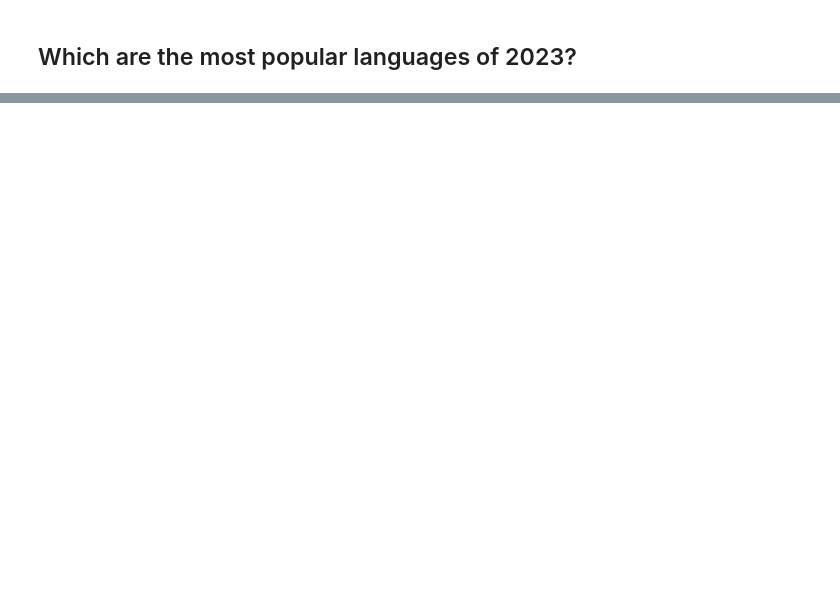
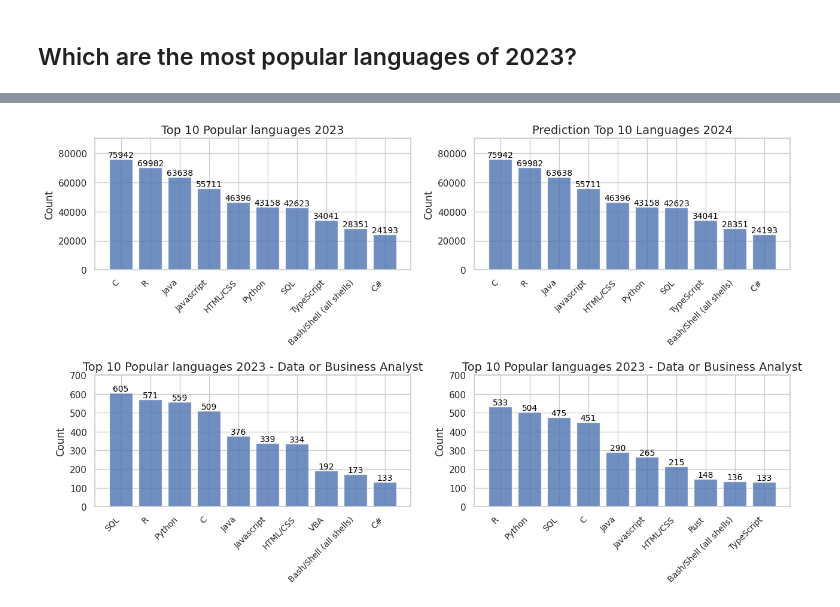
Before and after one commit to YKarsten/Annual-developer-survey-analysis, a Jupyter notebook: SO-2023-survey.ipynb, the cells around one changed output, grey strips where cells are left out. Drawn from its saved outputs; the diff is of its cells as text; code cells hidden in the pictures; blank space fills up the shorter version.

Commit message:
Add popular languages for data analyst plot

```diff
--- a/SO-2023-survey.ipynb
+++ b/SO-2023-survey.ipynb
@@ -908,0 +807,82 @@ plt.show()
+# %%
+# Set a more visually appealing color palette
+sns.set_palette("viridis")
+
+# Function to create binary columns
+def create_binary_columns(df, categories, column_name):
+    for category in categories:
+        df.loc[:, category] = df[column_name].str.contains(category, case=False, na=False, regex=False).astype(int)
+
+# Function to plot bar subplot
+def plot_bar_subplot(ax, data, title, ylim=None, value_counts_offset=500):
+    ax.bar(data['index'], data[0], alpha=0.8)
+    ax.set_ylabel('Count', fontsize=12)
+    ax.set_title(title, fontsize=14)
+    ax.set_xticks(range(len(data['index'])))
+    ax.set_xticklabels(data['index'], rotation=45, ha='right', fontsize=10)
+    if ylim:
+        ax.set_ylim(ylim[0], ylim[1])
+
+    for i, count in enumerate(data[0]):
+        offset = value_counts_offset if 'Data or Business Analyst' in title else 0
+        ax.text(i, count + offset, str(count), ha='center', va='bottom', fontsize=10, color='black')
+
+# Create binary columns for each category
+categories = ["Ada", "Apex", "APL", "Assembly", "Bash/Shell (all shells)", "C", "C#", "C++", "Clojure", "Cobol",
+              "Crystal", "Dart", "Delphi", "Elixir", "Erlang", "F#", "Flow", "Fortran", "GDScript", "Go", "Groovy",
+              "Haskell", "HTML/CSS", "Java", "Javascript", "Julia", "Kotlin", "Lisp", "Lua", "MATLAB", "Nim",
+              "Objective-C", "OCaml", "Perl", "PHP", "PowerShell", "Prolog", "Python", "R", "Raku", "Ruby", "Rust",
+              "SAS", "Scala", "Solidity", "SQL", "Swift", "TypeScript", "VBA", "Visual Basic (.Net)", "Zig"]
+
+# Use seaborn to set a visually appealing style
+sns.set(style="whitegrid")
+
+# Create binary columns
+create_binary_columns(df, categories, 'LanguageHaveWorkedWith')
+
+# Sum the counts for each category
+grouped_data = df[categories].sum().reset_index()
+
+# Sort the DataFrame by the count column in ascending order
+grouped_data_sorted = grouped_data.sort_values(by=0, ascending=False)[0:10]
+
+# Create subplots
+fig, axs = plt.subplots(2, 2, figsize=(15, 8), gridspec_kw={'hspace': 0.8})
+
+# Plot the first subplot Languages have worked with
+plot_bar_subplot(axs[0, 0], grouped_data_sorted, 'Top 10 Popular languages 2023', (0, 90000))
+
+# Plot the second subplot Languages have learned this year
+plot_bar_subplot(axs[0, 1], grouped_data_sorted, 'Prediction Top 10 Languages 2024', (0, 90000))
+
+# Prepare third plot Popular languages for Data or Business Analysts
+# Filter data for "Data or business analyst"
+target_devtype = "Data or business analyst"
+filtered_df = df[df['DevType'] == target_devtype]
+create_binary_columns(filtered_df, categories, 'LanguageHaveWorkedWith')
+
+# Sum the counts for each category
+grouped_data = filtered_df[categories].sum().reset_index()
+
+# Sort the DataFrame by the count column in ascending order
+grouped_data_sorted = grouped_data.sort_values(by=0, ascending=False)[0:10]
+
+# Plot
+plot_bar_subplot(axs[1, 0], grouped_data_sorted, 'Top 10 Popular languages 2023 - Data or Business Analyst', (0, 700), value_counts_offset=0)
+
+# Prepare fourth plot Popular languages for Data or Business Analysts in 2024
+# Filter data for "Data or business analyst"
+create_binary_columns(filtered_df, categories, 'LanguageWantToWorkWith')
+
+# Sum the counts for each category
+grouped_data = filtered_df[categories].sum().reset_index()
+
+# Sort the DataFrame by the count column in ascending order
+grouped_data_sorted = grouped_data.sort_values(by=0, ascending=False)[0:10]
+
+# Plot
+plot_bar_subplot(axs[1, 1], grouped_data_sorted, 'Top 10 Popular languages 2023 - Data or Business Analyst', (0, 700), value_counts_offset=0)
+
+plt.show()
+# %% [output]
+[figure, added]
```
Also changed, not shown: parts of 2 cells of this notebook.
